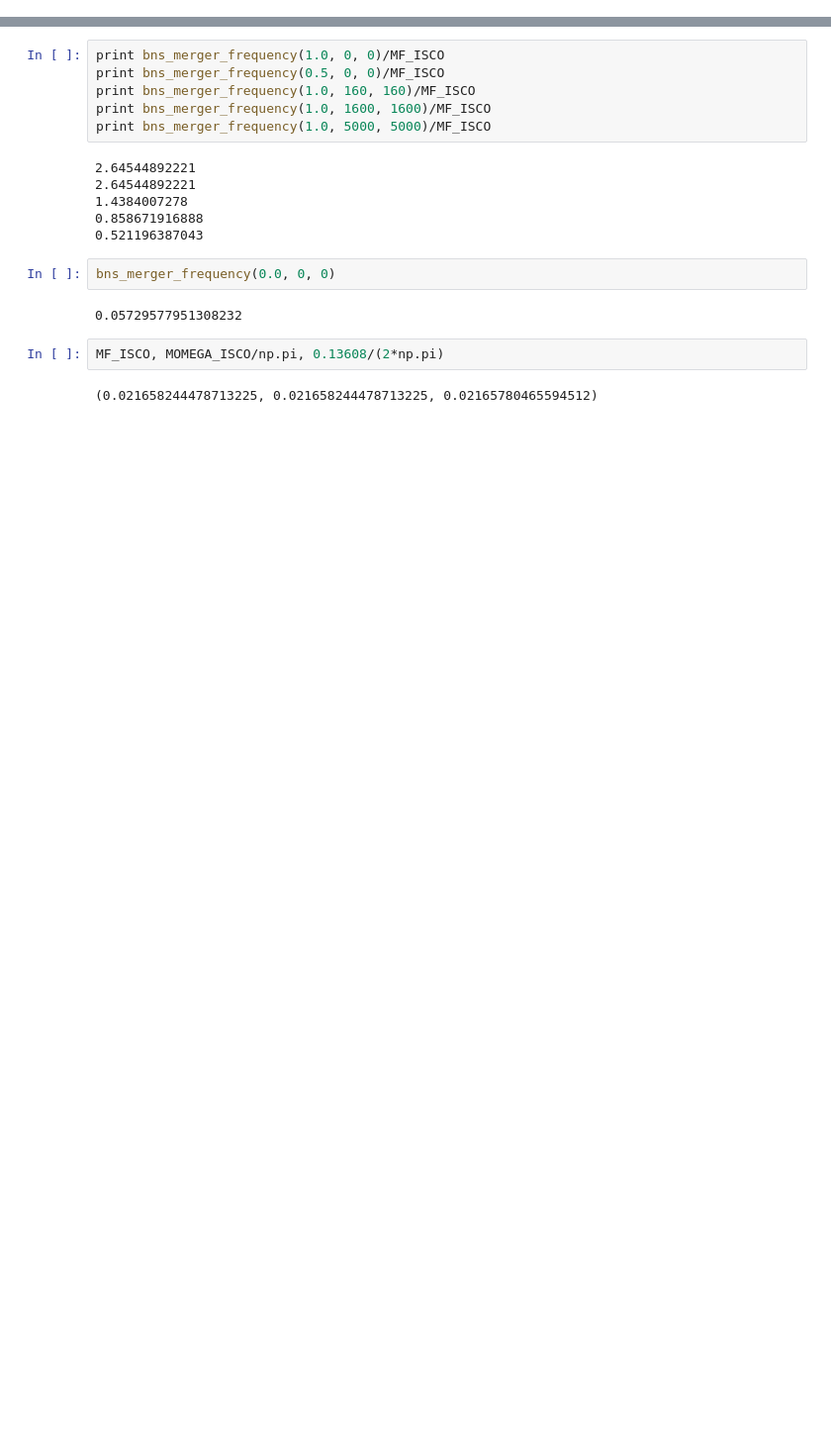
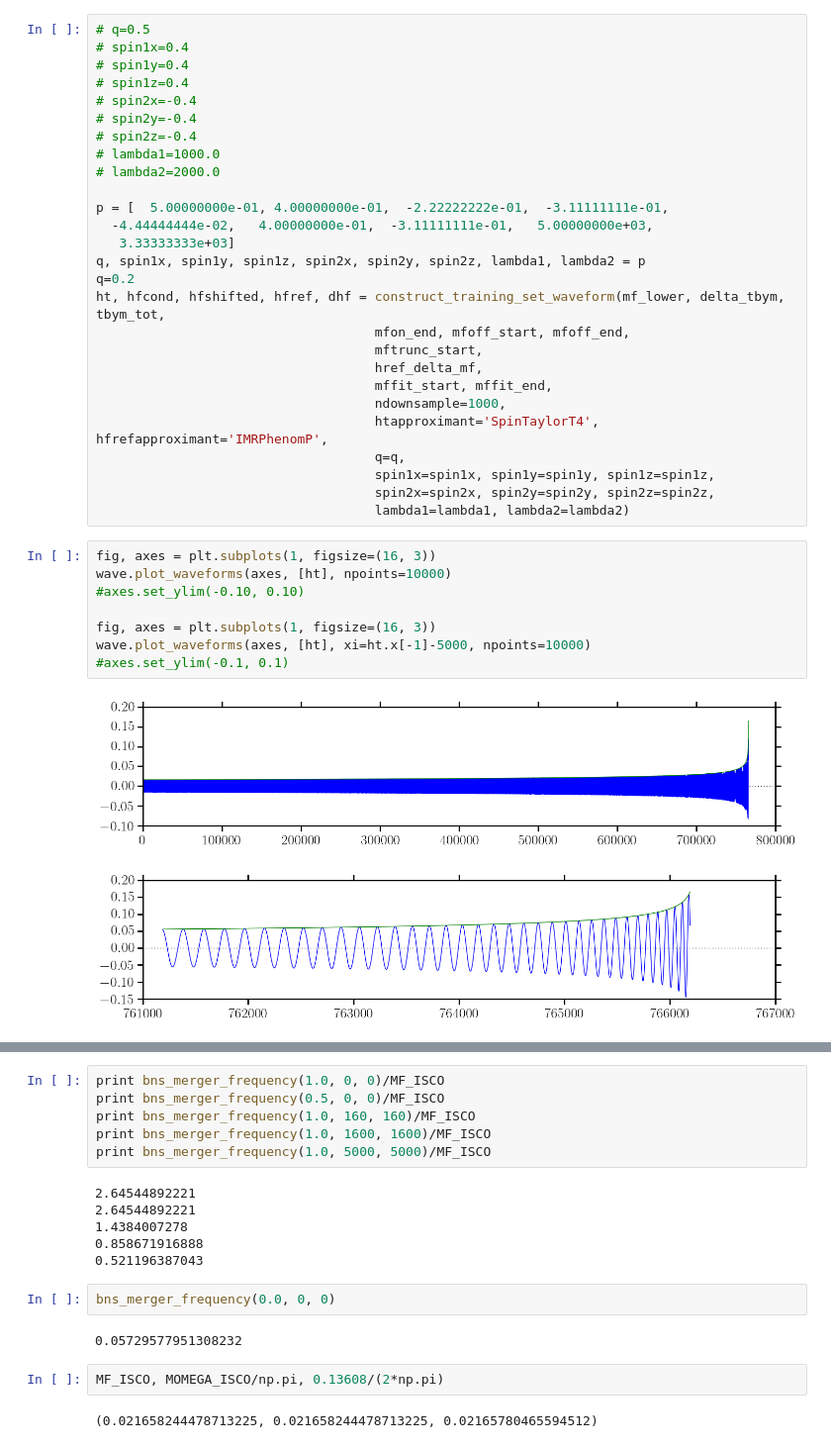
Before and after one commit to benjaminlackey/gpsurrogate, a Jupyter notebook: prototype/FDPrecess.ipynb, the cells around one changed output, grey strips where cells are left out. Shown at 99% size. Drawn from its saved outputs; the diff is of its cells as text; blank space fills up the shorter version.

```diff
--- a/notebooks/InterpolateWaveformSet.ipynb
+++ b/prototype/FDPrecess.ipynb
@@ -58,0 +440,38 @@ def bns_merger_frequency(smallq, lambda1, lambda2):
+# %%
+# q=0.5
+# spin1x=0.4
+# spin1y=0.4
+# spin1z=0.4
+# spin2x=-0.4
+# spin2y=-0.4
+# spin2z=-0.4
+# lambda1=1000.0
+# lambda2=2000.0
+
+p = [  5.00000000e-01, 4.00000000e-01,  -2.22222222e-01,  -3.11111111e-01,
+  -4.44444444e-02,   4.00000000e-01,  -3.11111111e-01,   5.00000000e+03,
+   3.33333333e+03]
+q, spin1x, spin1y, spin1z, spin2x, spin2y, spin2z, lambda1, lambda2 = p
+q=0.2
+ht, hfcond, hfshifted, hfref, dhf = construct_training_set_waveform(mf_lower, delta_tbym, tbym_tot,
+                                    mfon_end, mfoff_start, mfoff_end,
+                                    mftrunc_start,
+                                    href_delta_mf,
+                                    mffit_start, mffit_end,
+                                    ndownsample=1000,
+                                    htapproximant='SpinTaylorT4', hfrefapproximant='IMRPhenomP',
+                                    q=q,
+                                    spin1x=spin1x, spin1y=spin1y, spin1z=spin1z,
+                                    spin2x=spin2x, spin2y=spin2y, spin2z=spin2z,
+                                    lambda1=lambda1, lambda2=lambda2)
+# %%
+fig, axes = plt.subplots(1, figsize=(16, 3))
+wave.plot_waveforms(axes, [ht], npoints=10000)
+#axes.set_ylim(-0.10, 0.10)
+
+fig, axes = plt.subplots(1, figsize=(16, 3))
+wave.plot_waveforms(axes, [ht], xi=ht.x[-1]-5000, npoints=10000)
+#axes.set_ylim(-0.1, 0.1)
+# %% [output]
+[figure, added]
+[figure, added]
```
Also changed, not shown: parts of 76 cells of this notebook, 8 other files.
